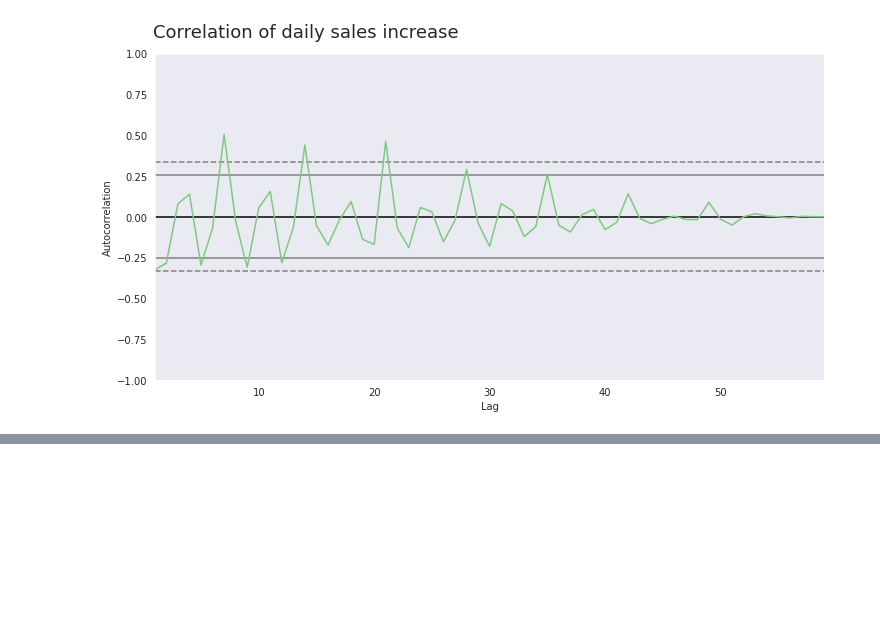
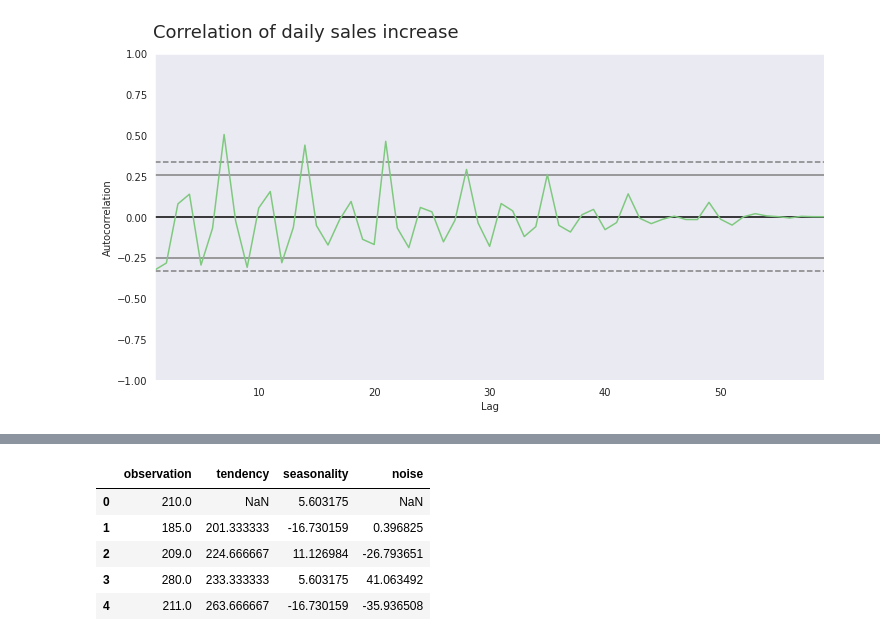
Before and after one commit to pathilink/alura_time_series, a Jupyter notebook: notebook/3_chocolura.ipynb, the cells around one changed output, grey strips where cells are left out. Saved outputs shown, nothing was run; the diff lists cells and outputs as text; code cells hidden in the pictures; blank space fills up the shorter version.

```diff
--- a/notebook/3_chocolura.ipynb
+++ b/notebook/3_chocolura.ipynb
@@ -253,0 +270,16 @@ ax = ax
+# %%
+data = ({
+       'observation':observation,
+       'tendency':tendency,
+       'seasonality':seasonality,
+       'noise':noise
+})
+df_result = pd.DataFrame(data)
+df_result.head()
+# %% [output]
+|  | observation | tendency | seasonality | noise |
+| 0 | 210.0 | NaN | 5.603175 | NaN |
+| 1 | 185.0 | 201.333333 | -16.730159 | 0.396825 |
+| 2 | 209.0 | 224.666667 | 11.126984 | -26.793651 |
+| 3 | 280.0 | 233.333333 | 5.603175 | 41.063492 |
+| 4 | 211.0 | 263.666667 | -16.730159 | -35.936508 |
```
Also changed, not shown: parts of 6 cells of this notebook.
